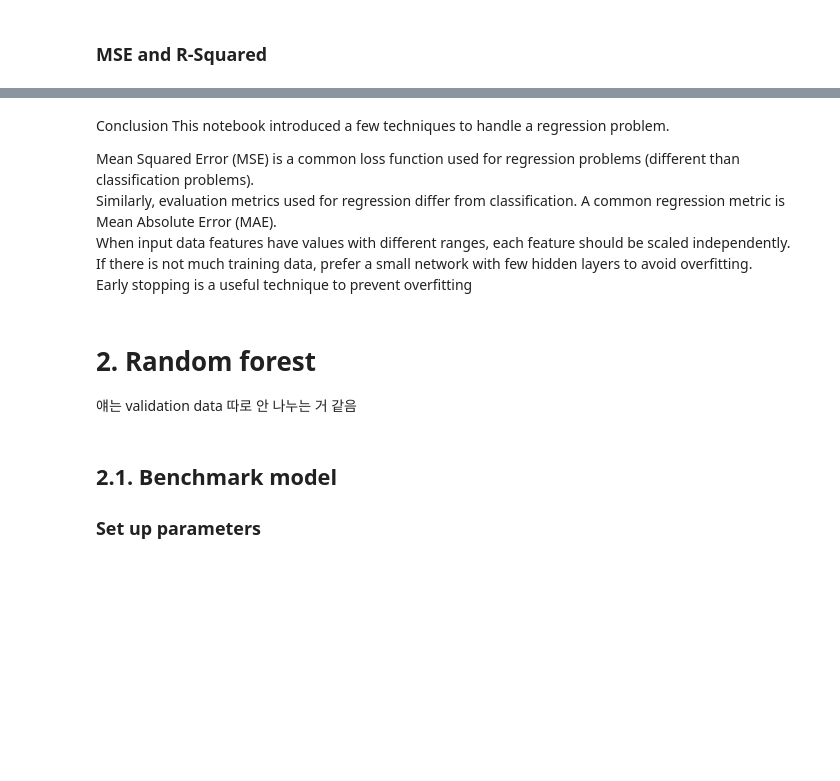
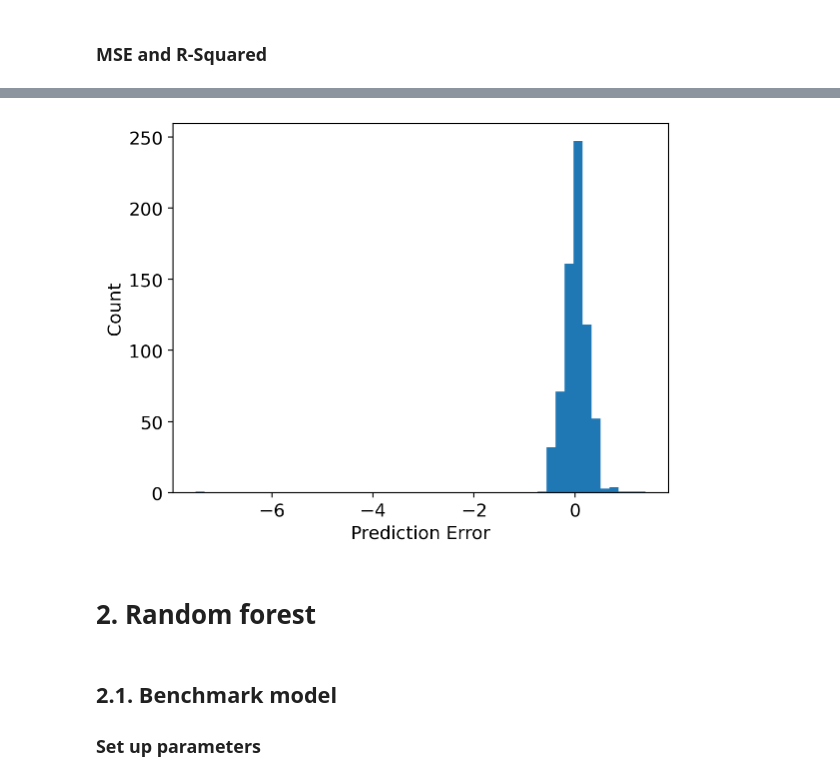
Before and after one commit to hayoun24/ML2022, a Jupyter notebook: ML project_Deforestation.ipynb, the cells around one changed output, grey strips where cells are left out. Drawn from its saved outputs; the diff is of its cells as text; code cells hidden in the pictures; blank space fills up the shorter version.

```diff
--- a/ML project_Deforestation.ipynb
+++ b/ML project_Deforestation.ipynb
@@ -662,20 +398,12 @@ r2_score_nn=r2_score(y_test,y_test_pred)  #For later comparison
 # %%
-error = y_test_pred - y_test
+error = test_pred_nn - y_test
 plt.hist(error, bins = 50)
 plt.xlabel("Prediction Error")
 _ = plt.ylabel("Count")
+# %% [output]
+[figure, added]
-# %% [markdown]
-Conclusion
-This notebook introduced a few techniques to handle a regression problem.
-
-Mean Squared Error (MSE) is a common loss function used for regression problems (different than classification problems).
-Similarly, evaluation metrics used for regression differ from classification. A common regression metric is Mean Absolute Error (MAE).
-When input data features have values with different ranges, each feature should be scaled independently.
-If there is not much training data, prefer a small network with few hidden layers to avoid overfitting.
-Early stopping is a useful technique to prevent overfitting
 # %% [markdown]
 # 2. Random forest
-얘는 validation data 따로 안 나누는 거 같음
 # %% [markdown]
 ## 2.1. Benchmark model
 ### Set up parameters
```
Also changed, not shown: parts of 95 cells of this notebook, 1 other file.
